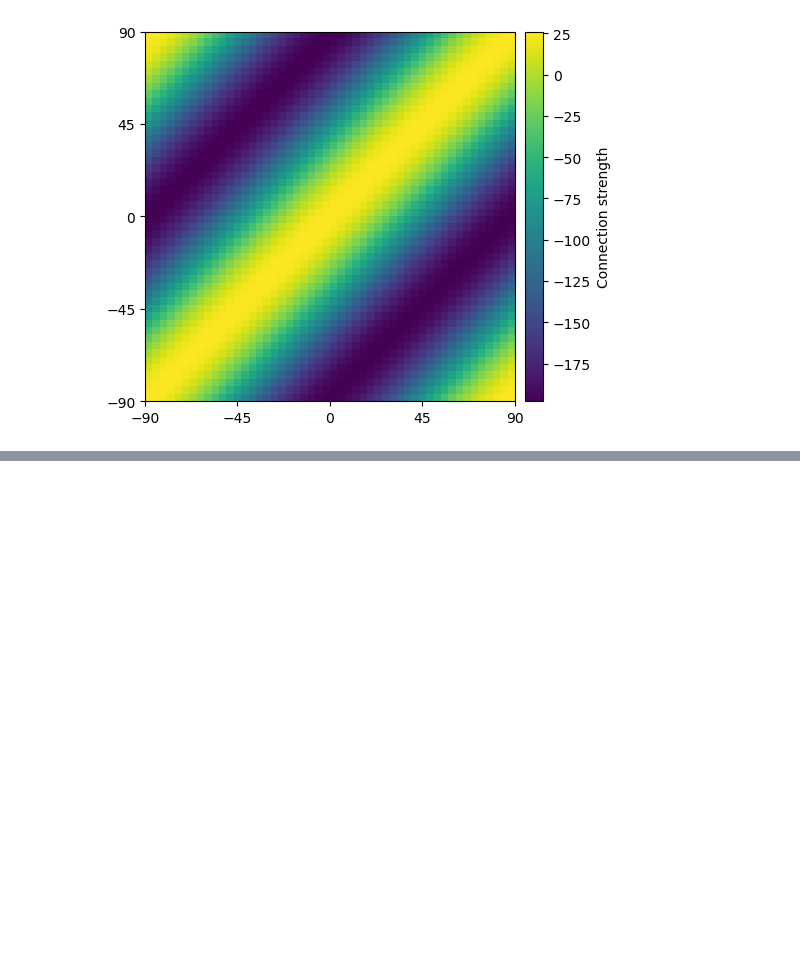
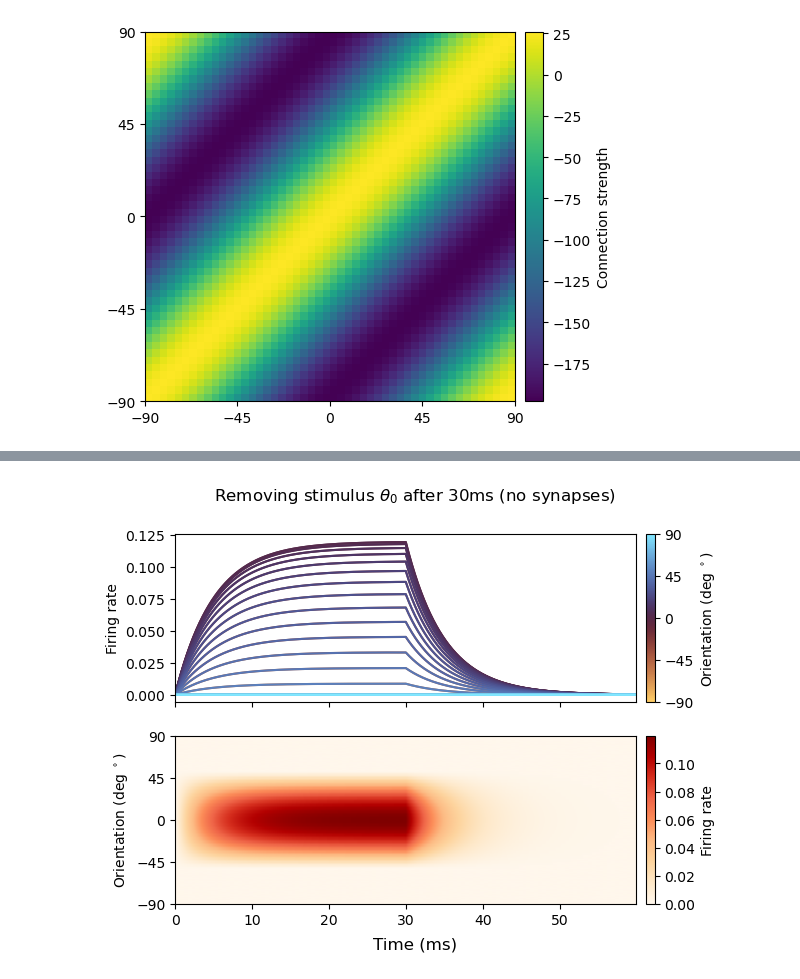
Before and after one commit to NemoInfo/NeuroModelSandbox, a Jupyter notebook: firing_rate/rate.ipynb, the cells around one changed output, grey strips where cells are left out. Cells and saved outputs as stored; diff of their text form; code cells hidden in the pictures; blank space fills up the shorter version.

```diff
--- a/firing_rate/rate.ipynb
+++ b/firing_rate/rate.ipynb
@@ -221,0 +232,15 @@ part_4_2()
+# %%
+def part_4_3():
+    N = 50
+    theta = np.linspace(-np.pi/2, np.pi/2, N)
+    m0 = np.zeros_like(theta)
+    t1, m1 = euler_sim_1(m0, theta, 0, 3000, 1.2, 0.8, dt=0.01)
+    t2, m2 = euler_sim_1(m1[-1], theta, 0, 3000, 1.2, 0.8, stim=False, dt=0.01)
+    m = np.append(m1, m2, axis=0)
+    ts = np.append(t1, t2 + t1[-1], axis=0)
+
+    plot_m_line_image(ts, m, theta, title=r"Removing stimulus $\theta_0$ after 30ms (no synapses)")
+
+part_4_3()
+# %% [output]
+[figure, added]
```
Also changed, not shown: parts of 7 cells of this notebook, 1 other file.
